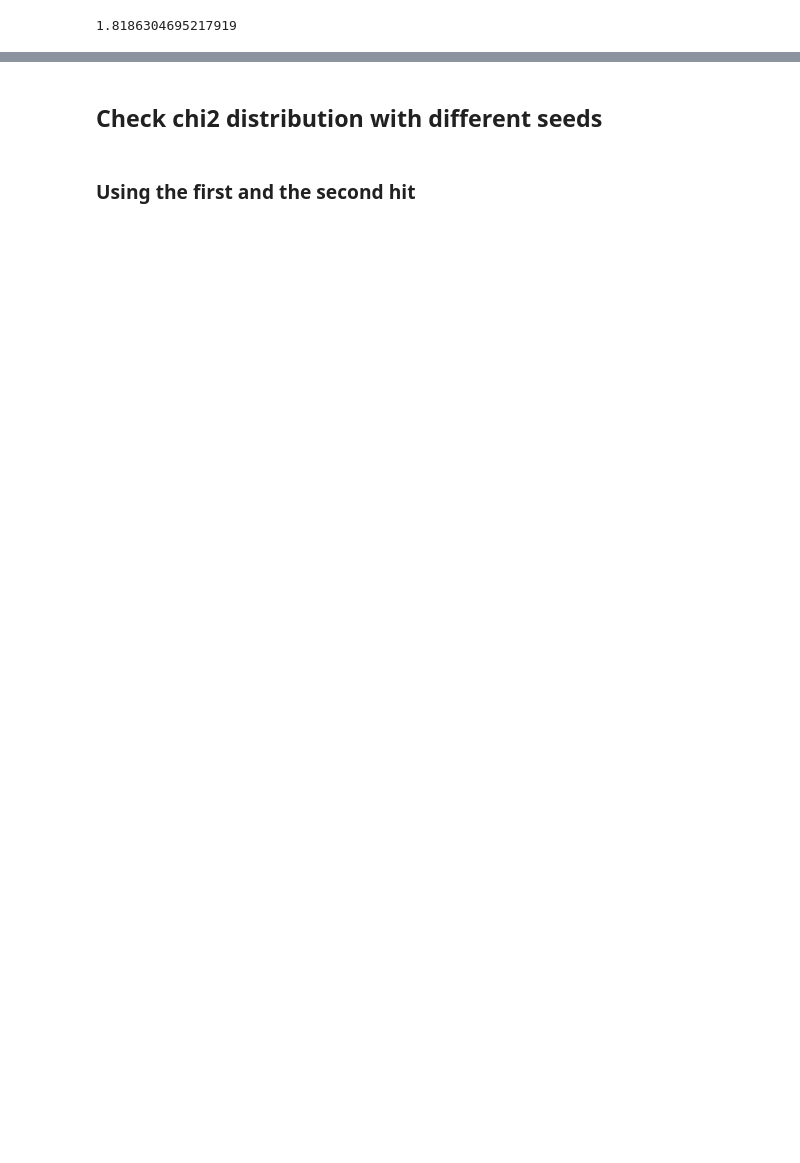
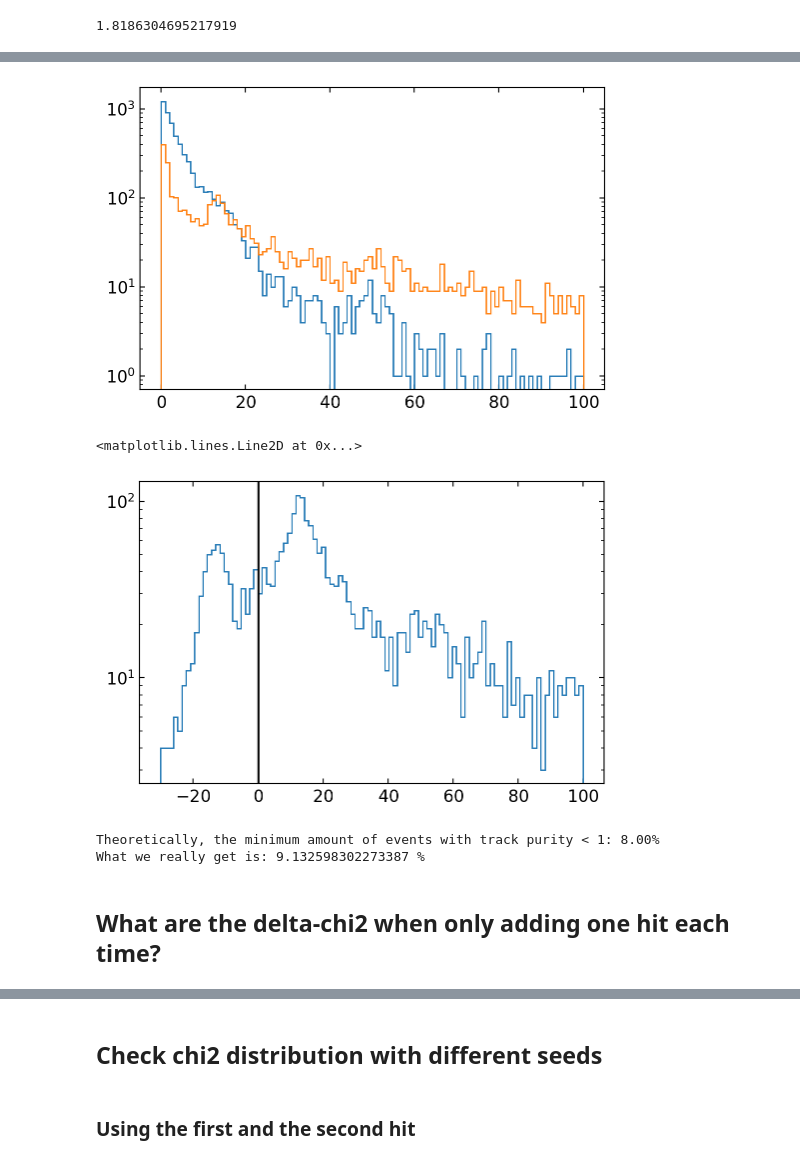
Before and after one commit to EdmondRen/mathusla_tracker_6layer, a Jupyter notebook: 30_seeding.ipynb, the cells around one changed output, grey strips where cells are left out. Cells and saved outputs as stored; diff of their text form; code cells hidden in the pictures; blank space fills up the shorter version.

```diff
--- a/30_seeding.ipynb
+++ b/30_seeding.ipynb
@@ -398,0 +490,19 @@ def f_model(x,t,z,vx,vy,vz, dy):
+# %%
+ev = event.Event(filename, 0, tree_name=tree_name)
+nevents = int(ev.Tree.GetEntries())
+
+track_purity=[]
+
+for i_event in range(nevents):
+    ev.EventNumber=i_event
+    ev.Tree.GetEntry(i_event)
+
+    if ev.Tree.Track_k_m_x0.size()>0:
+        track_ids = util.unzip(ev.Tree.Track_k_m_ids)
+        track_pdgids = util.unzip(ev.Tree.Track_k_m_pdgs)
+        for i_track in range(len(track_ids)):
+            track = np.array(track_ids[i_track])
+            if 13 in track_pdgids[i_track]:
+                track_purity.append(sum(track==1)/len(track))
+
+track_purity=np.array(track_purity)
@@ -398,0 +585,14 @@ def f_model(x,t,z,vx,vy,vz, dy):
+# %%
+histrange = (0,100)
+hist(chi2_truth,bins=100,histtype="step",range=histrange);
+hist(chi2_false,bins=100,histtype="step",range=histrange);
+yscale("log")
+show()
+
+hist(chi2_false-chi2_truth,bins=100,histtype="step",range=(-30,100));
+yscale("log")
+axvline(0,color="black")
+# %% [output]
+[figure, added]
+<matplotlib.lines.Line2D at 0x...>
+[figure, added]
@@ -398,0 +618,10 @@ def f_model(x,t,z,vx,vy,vz, dy):
+# %%
+mask = (chi2_false-chi2_truth)<0
+fraction_purity_less_than_1 = len(np.unique(chi2_entry[mask]))/nevents
+print(f"Theoretically, the minimum amount of events with track purity < 1: {fraction_purity_less_than_1*100:.2f}%")
+print(f"What we really get is:",(1-sum(track_purity==1)/len(track_purity))*100,"%")
+# %% [output]
+Theoretically, the minimum amount of events with track purity < 1: 8.00%
+What we really get is: 9.132598302273387 %
+# %% [markdown]
+## What are the delta-chi2 when only adding one hit each time?
```
Also changed, not shown: parts of 34 cells of this notebook, 28 other files.
